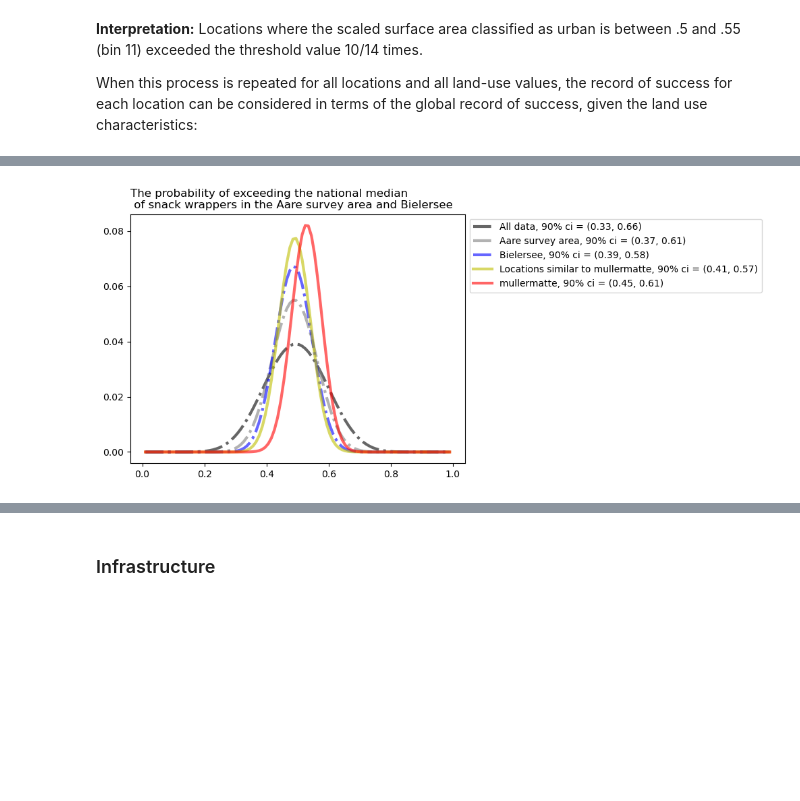
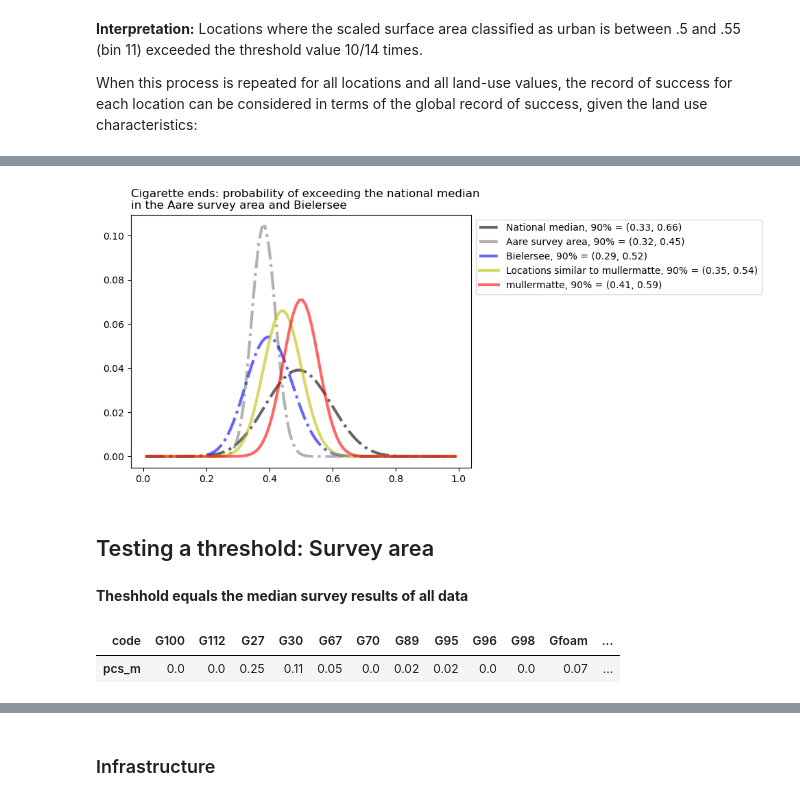
Before and after one commit to hammerdirt-analyst/landuse, a Jupyter notebook: _build/jupyter_execute/probability.ipynb, the cells around one changed output, grey strips where cells are left out. Saved outputs shown, nothing was run; the diff lists cells and outputs as text; code cells hidden in the pictures; blank space fills up the shorter version.

Commit message:
new build - proabability tables

```diff
--- a/_build/jupyter_execute/probability.ipynb
+++ b/_build/jupyter_execute/probability.ipynb
@@ -428,9 +497,8 @@ aglu[(aglu.use == 'Wald')&(aglu.binned == 9)].style.set_table_styles(table_css_s
 Note that the only common element of the two preceeding tables is the location in question.
 # %%
 tested = luse.test_one_object(to_test, threshhold, "location")
-f = n_and_k_for_a_set_of_landuse_data(tested, aglu)
-
-aglu["k"] = aglu.apply(lambda row: f.loc[(f.use == row["use"])&(f.binned == row["binned"])].values[0][2], axis=1)
-aglu["n"] = aglu.apply(lambda row: f.loc[(f.use == row["use"])&(f.binned == row["binned"])].values[0][3], axis=1)
-aglu["n-k"] = aglu.apply(lambda row: f.loc[(f.use == row["use"])&(f.binned == row["binned"])].values[0][4], axis=1)
+f = n_and_k_for_a_set_of_landuse_data(tested, land_use_keys)
+land_use_keys["k"] = land_use_keys.apply(lambda row: f.loc[(f.use == row["use"])&(f.binned == row["binned"])].values[0][2], axis=1)
+land_use_keys["n"] = land_use_keys.apply(lambda row: f.loc[(f.use == row["use"])&(f.binned == row["binned"])].values[0][3], axis=1)
+land_use_keys["n-k"] = land_use_keys.apply(lambda row: f.loc[(f.use == row["use"])&(f.binned == row["binned"])].values[0][4], axis=1)
 # %% [markdown]
@@ -575,10 +638,0 @@ __The expected odds:__ are similar to the expected frequency. Notably for this l
-# %%
-all_data, r_bas, feature, location = land_use_odds_frequency(aglu, survey_area, a_feature, beach)
-summary_odds = summary_table_odds_frequency(all_data, r_bas, feature, location, column="odds", labels=["all data", "survey area","lake", "location"])
-summary_odds.index.name = None
-
-def style_odds(v, props=''):
-    return props if v >= 1  else None
-
-sodds = summary_odds.style.format(precision=2).applymap(style_odds, props='color:red;')
-sodds.applymap(lambda v: 'opacity: 20%;' if (v < 1.008) and (v >= .99) else None)
@@ -658,7 +708,6 @@ def update_alpha_beta_for_a_code(data, scale: bool=True, start_scale = [1, 1]):
     mu = data[0]/data[1]
 
     if mu == 0:
-        print("mu is zero")
         mu = 0.0001
     var = (data[0]*(data[1] - data[0]))/((data[0] + (data[1]-data[0]))**2*(data[0] + (data[1]-data[0]) + 1))
 
@@ -704,56 +753,77 @@ def updated_prior(prior, data, scaled: bool=True):
 
     return updated_prior, yupdated
 
-
 # probability of exceeding the threshold for all data
 xs = np.linspace(0.01, 0.99, 100)
+
+# a prior, jefferies
+a_prior = make_beta(.5, .5)
+
+# the results for all the data
 observed_alpha, observed_beta = all_data.k.sum(), all_data.n.sum()
 k,n, kscaled, nscaled, a,b, mu, var = update_alpha_beta_for_a_code((observed_alpha, observed_beta))
-a_prior = make_beta(.5, .5)
 prior_beta = update_beta(a_prior, (kscaled, nscaled))
 yprior = [prior_beta.pdf(x) for x in xs]
 
 # probability of exceeding the threshold for the survey area
+# the results from all similar locations with the same land use values
 observed_alpha, observed_beta = r_bas.k.sum(), r_bas.n.sum()
 k,n, kscaled, nscaled, a,b, mu, var = update_alpha_beta_for_a_code((observed_alpha, observed_beta))
 rbass_probs = update_beta(prior_beta, (kscaled, nscaled))
+
+# the observed samples
+locations = df[df.river_bassin == survey_area].location.unique()
+observed_alpha, observed_beta = tested.loc[locations].k.sum(), tested.loc[locations].n.sum()
+k,n, kscaled, nscaled, a,b, mu, var = update_alpha_beta_for_a_code((observed_alpha, observed_beta))
+rbass_probs = update_beta(rbass_probs, (k, n-k))
 yrbass = [rbass_probs.pdf(x) for x in xs]
 
 # probability of exceeding the threshhold for the lake
+# the results from all similar location with the same land use value
+# the prior we are using here is jefferies prior
 observed_alpha, observed_beta = feature.k.sum(), feature.n.sum()
 k,n, kscaled, nscaled, a,b, mu, var = update_alpha_beta_for_a_code((observed_alpha, observed_beta))
-lake_probs = update_beta(rbass_probs, (kscaled, nscaled))
+lake_probs = update_beta(a_prior, (kscaled, nscaled))
+
+# the observed samples
+locations = df[df.feature == a_feature].location.unique()
+observed_alpha, observed_beta = tested.loc[locations].k.sum(), tested.loc[locations].n.sum()
+k,n, kscaled, nscaled, a,b, mu, var = update_alpha_beta_for_a_code((observed_alpha, observed_beta))
+lake_probs = update_beta(lake_probs, (kscaled, nscaled))
 y1 = [lake_probs.pdf(x) for x in xs]
 
 # probability of exceeding the threshhold for similar locations
+# the results from all similar location with the same land use value
+# the prior is the results from the lake
 observed_alpha, observed_beta = location.k.sum(), location.n.sum()
 k,n, kscaled, nscaled, a,b, mu, var = update_alpha_beta_for_a_code((observed_alpha, observed_beta))
 location_probs = update_beta(lake_probs, (kscaled, nscaled))
 y2 = [location_probs.pdf(x) for x in xs]
 
 # probability of exceeding the threshhold for mullermatte
+# the prior is the location probabilities
 observed_alpha, observed_beta = tested.loc[beach].k.sum(), tested.loc[beach].n.sum()
 k,n, kscaled, nscaled, a,b, mu, var = update_alpha_beta_for_a_code((observed_alpha, observed_beta))
-expected_probs = update_beta(location_probs, (k, n - k))
+expected_probs = update_beta(location_probs, (k, n-k))
 y3 = [expected_probs.pdf(x) for x in xs]
 
 fig, ax=plt.subplots()
 
 yprior_e = tuple(np.round(prior_beta.interval(.9), 2))
 rbas_prior = tuple(np.round(rbass_probs.interval(.9), 2))
 lake_prior = tuple(np.round(lake_probs.interval(.9), 2))
 location_prior = tuple(np.round(location_probs.interval(.9), 2))
 expected = tuple(np.round(expected_probs.interval(.9), 2))
 
-ax.set_title("The probability of exceeding the national median\n of snack wrappers in the Aare survey area and Bielersee", loc='left')
+ax.set_title("Cigarette ends: probability of exceeding the national median\nin the Aare survey area and Bielersee", loc='left')
 
-ax.plot(xs, yprior/sum(yprior), 'black', linestyle='-.', lw=3, alpha=0.6, label=f'All data, 90% ci = {yprior_e}')
-ax.plot(xs, yrbass/sum(yrbass), 'gray', lw=3, linestyle='-.', alpha=0.6, label=f'Aare survey area, 90% ci = {rbas_prior}')
-ax.plot(xs, y1/sum(y1), 'b', lw=3, linestyle='-.', alpha=0.6, label=f'Bielersee, 90% ci = {lake_prior}')
-ax.plot(xs, y2/sum(y2), 'y-', lw=3, alpha=0.6, label=f'Locations similar to mullermatte, 90% ci = {location_prior}')
-ax.plot(xs, y3/sum(y3), 'r-', lw=3, alpha=0.6, label=f'{beach}, 90% ci = {expected}')
+ax.plot(xs, yprior/sum(yprior), 'black', linestyle='-.', lw=3, alpha=0.6, label=f'National median, 90% = {yprior_e}')
+ax.plot(xs, yrbass/sum(yrbass), 'gray', lw=3, linestyle='-.', alpha=0.6, label=f'Aare survey area, 90% = {rbas_prior}')
+ax.plot(xs, y1/sum(y1), 'b', lw=3, linestyle='-.', alpha=0.6, label=f'Bielersee, 90% = {lake_prior}')
+ax.plot(xs, y2/sum(y2), 'y-', lw=3, alpha=0.6, label=f'Locations similar to mullermatte, 90% = {location_prior}')
+ax.plot(xs, y3/sum(y3), 'r-', lw=3, alpha=0.6, label=f'{beach}, 90% = {expected}')
 plt.legend(loc='upper left', bbox_to_anchor=(1,1))
 
 plt.show()
 # %% [output]
-[figure, old version]
+[figure, new version]
@@ -759,0 +1255,2 @@ plt.show()
+# %% [markdown]
+## Testing a threshold: Survey area
@@ -759,0 +1266,7 @@ plt.show()
+# %% [markdown]
+__Theshhold equals the median survey results of all data__
+# %%
+pd.DataFrame(threshholds).T
+# %% [output]
+| code | G100 | G112 | G27 | G30 | G67 | G70 | G89 | G95 | G96 | G98 | Gfoam | ... |
+| pcs_m | 0.0 | 0.0 | 0.25 | 0.11 | 0.05 | 0.0 | 0.02 | 0.02 | 0.0 | 0.0 | 0.07 | ... |
```
Also changed, not shown: parts of 43 cells of this notebook, 31 other files.
